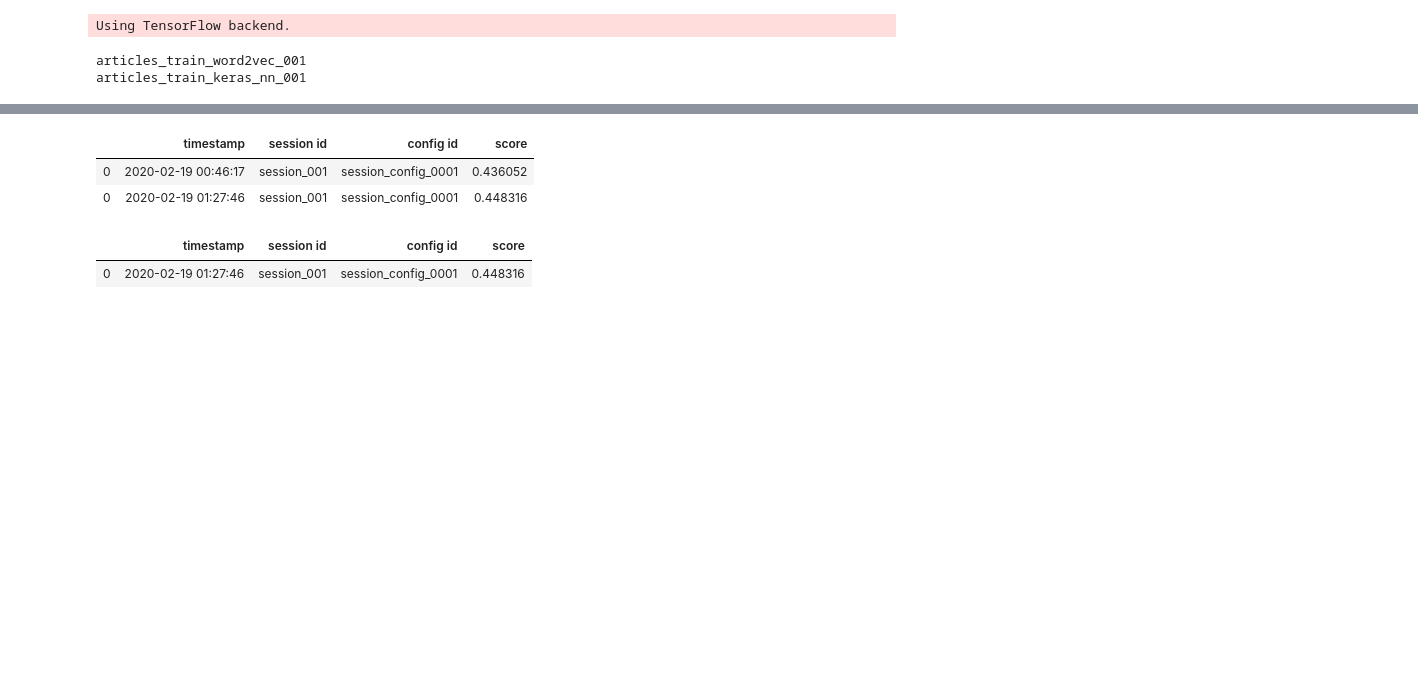
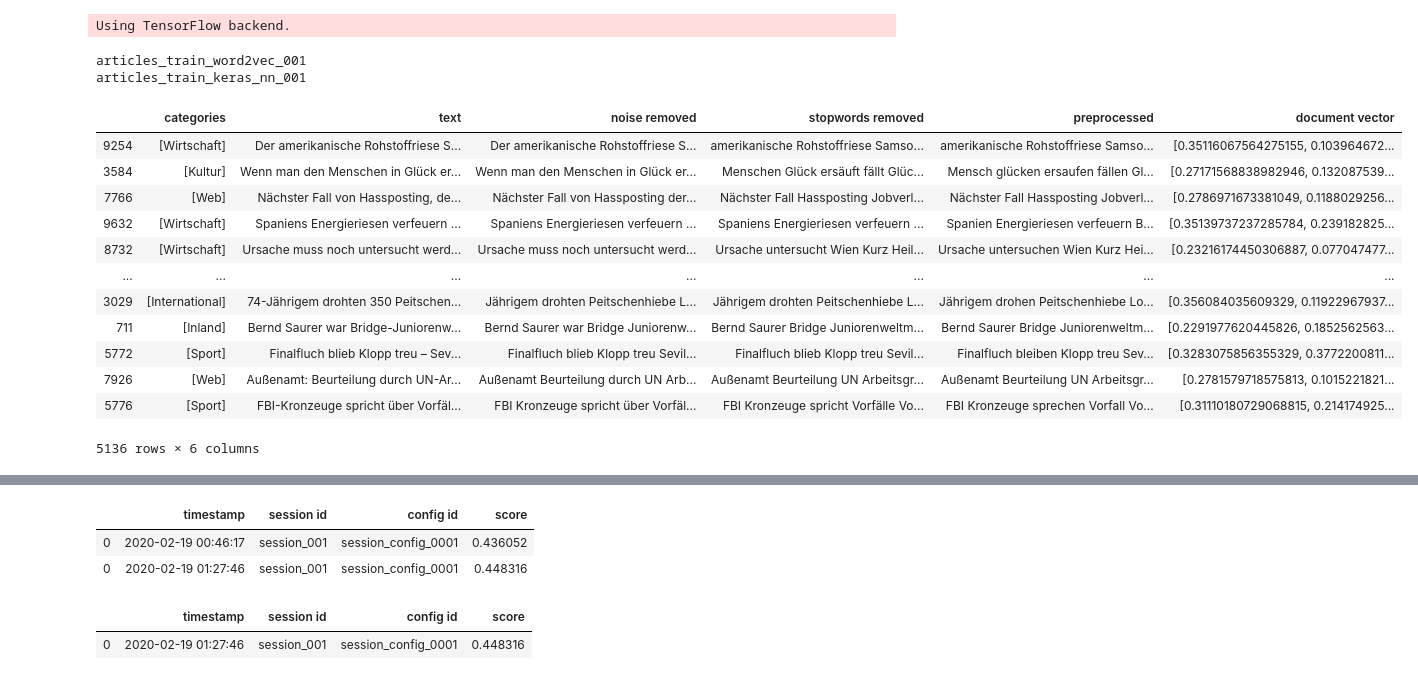
Before and after one commit to manuzhh/TaxonomyService, a Jupyter notebook: train_and_test.ipynb, the cells around one changed output, grey strips where cells are left out. Drawn from its saved outputs; the diff is of its cells as text; code cells hidden in the pictures; blank space fills up the shorter version.

```diff
--- a/train_and_test.ipynb
+++ b/train_and_test.ipynb
@@ -35,4 +35,20 @@ Storage.delete_h5_model(nn_model_id)
 # %%
 train_vec = Storage.load_pd_frame(train_vec_id)
 test_vec = Storage.load_pd_frame(test_vec_id)
+# %%
+train_vec
+# %% [output]
+|  | categories | text | noise removed | stopwords removed | preprocessed | document vector |
+| 9254 | [Wirtschaft] | Der amerikanische Rohstoffriese S... | Der amerikanische Rohstoffriese S... | amerikanische Rohstoffriese Samso... | amerikanische Rohstoffriese Samso... | [0.35116067564275155, 0.103964672... |
+| 3584 | [Kultur] | Wenn man den Menschen in Glück er... | Wenn man den Menschen in Glück er... | Menschen Glück ersäuft fällt Glüc... | Mensch glücken ersaufen fällen Gl... | [0.27171568838982946, 0.132087539... |
+| 7766 | [Web] | Nächster Fall von Hassposting, de... | Nächster Fall von Hassposting der... | Nächster Fall Hassposting Jobverl... | Nächster Fall Hassposting Jobverl... | [0.2786971673381049, 0.1188029256... |
+| 9632 | [Wirtschaft] | Spaniens Energieriesen verfeuern ... | Spaniens Energieriesen verfeuern ... | Spaniens Energieriesen verfeuern ... | Spanien Energieriesen verfeuern B... | [0.35139737237285784, 0.239182825... |
+| 8732 | [Wirtschaft] | Ursache muss noch untersucht werd... | Ursache muss noch untersucht werd... | Ursache untersucht Wien Kurz Heil... | Ursache untersuchen Wien Kurz Hei... | [0.23216174450306887, 0.077047477... |
+| ... | ... | ... | ... | ... | ... | ... |
+| 3029 | [International] | 74-Jährigem drohten 350 Peitschen... | Jährigem drohten Peitschenhiebe L... | Jährigem drohten Peitschenhiebe L... | Jährigem drohen Peitschenhiebe Lo... | [0.356084035609329, 0.11922967937... |
+| 711 | [Inland] | Bernd Saurer war Bridge-Juniorenw... | Bernd Saurer war Bridge Juniorenw... | Bernd Saurer Bridge Juniorenweltm... | Bernd Saurer Bridge Juniorenweltm... | [0.2291977620445826, 0.1852562563... |
+| 5772 | [Sport] | Finalfluch blieb Klopp treu – Sev... | Finalfluch blieb Klopp treu Sevil... | Finalfluch blieb Klopp treu Sevil... | Finalfluch bleiben Klopp treu Sev... | [0.3283075856355329, 0.3772200811... |
+| 7926 | [Web] | Außenamt: Beurteilung durch UN-Ar... | Außenamt Beurteilung durch UN Arb... | Außenamt Beurteilung UN Arbeitsgr... | Außenamt Beurteilung UN Arbeitsgr... | [0.2781579718575813, 0.1015221821... |
+| 5776 | [Sport] | FBI-Kronzeuge spricht über Vorfäl... | FBI Kronzeuge spricht über Vorfäl... | FBI Kronzeuge spricht Vorfälle Vo... | FBI Kronzeuge sprechen Vorfall Vo... | [0.31110180729068815, 0.214174925... |
+5136 rows × 6 columns
 # %%
```
Also changed, not shown: parts of 7 cells of this notebook, 13 other files.
